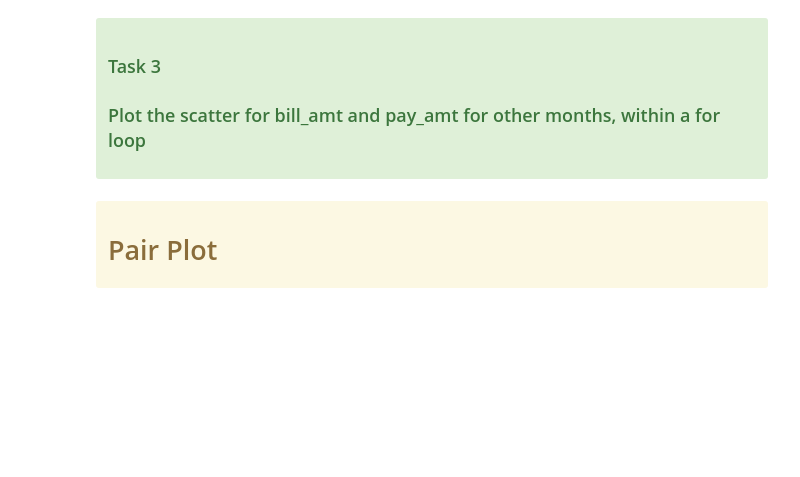
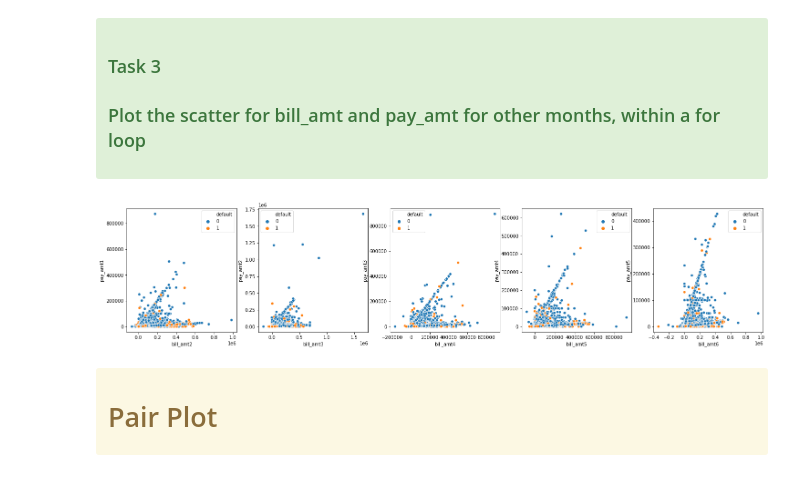
Before and after one commit to FredrikM97/data_mining, a Jupyter notebook: Labs/Lab1/lab0_data_exploration(4).ipynb, the cells around one changed output. Cells and saved outputs as stored; diff of their text form; code cells hidden in the pictures; blank space fills up the shorter version.

```diff
--- a/Labs/Lab1/lab0_data_exploration(4).ipynb
+++ b/Labs/Lab1/lab0_data_exploration(4).ipynb
@@ -227,3 +238,10 @@ sns.scatterplot(x='bill_amt6',y='pay_amt5',hue='default',data=data)
+# %%
+# please implement task 3 here
+fig, axs = plt.subplots(nrows=1,ncols=5, figsize=(25,5))
+for i in range(5):
+    sns.scatterplot(x='bill_amt'+str(i+2),y='pay_amt'+str(i+1),hue='default',data=data, ax=axs[i])
+# %% [output]
+[figure, added]
 # %% [markdown]
 <div class='alert alert-block alert-warning' style='font-size:150%'>
 
```
Also changed, not shown: parts of 15 cells of this notebook.
